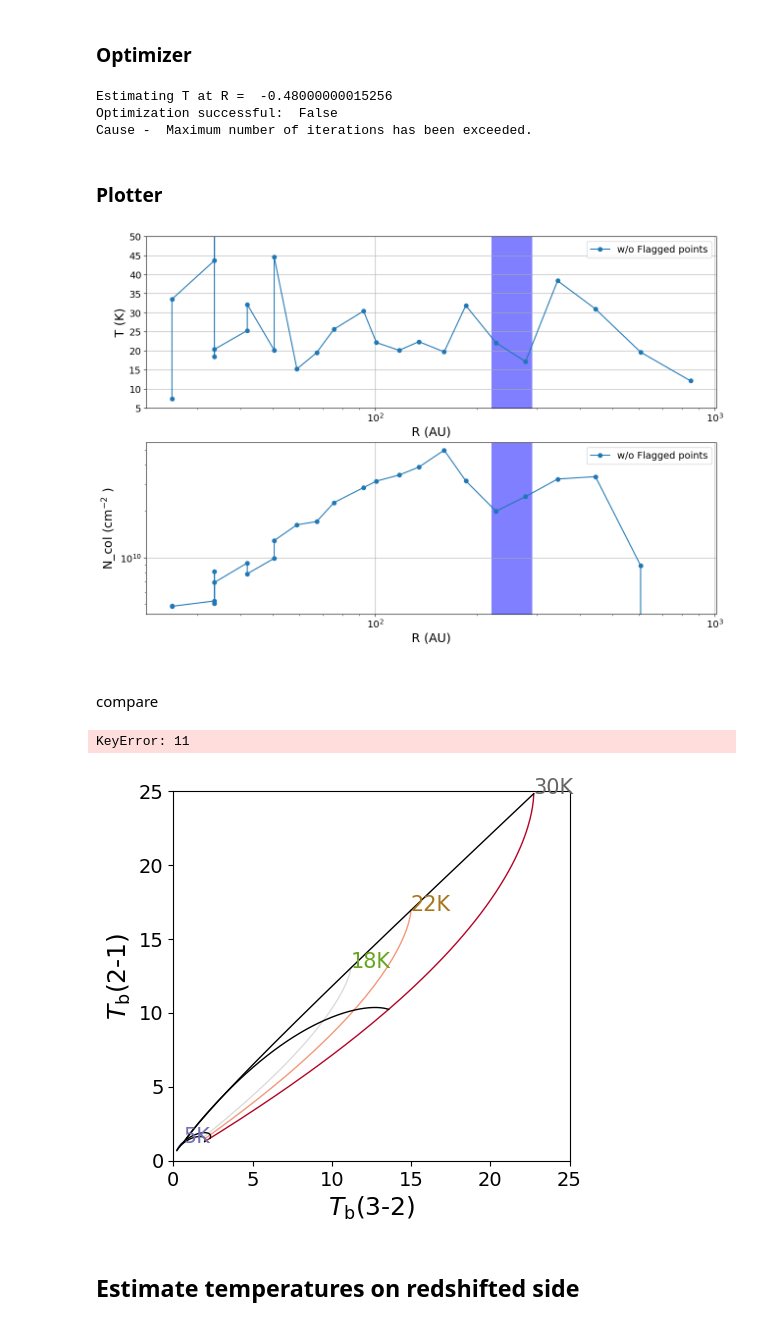
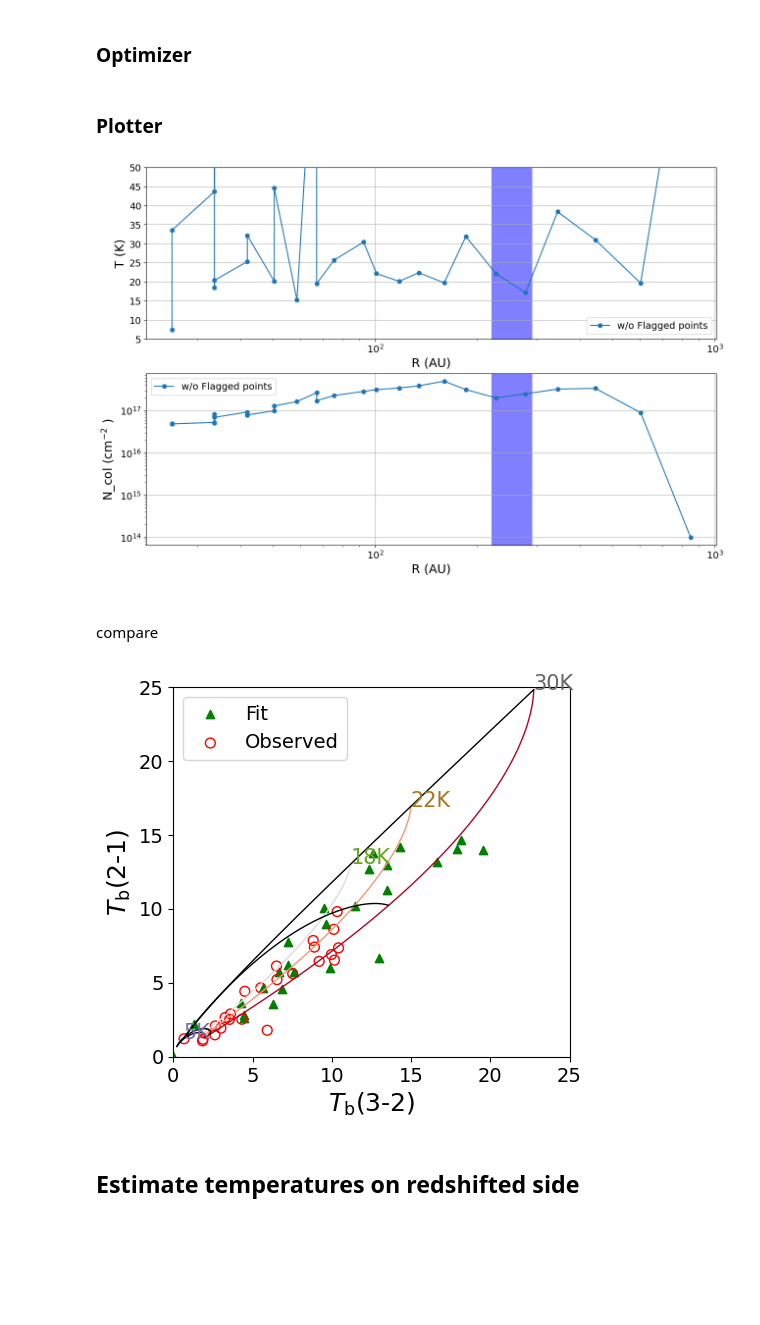
Before and after one commit to mihirtripathi97/LTEAnalysis, a Jupyter notebook: Tb_estimater_pipeline.ipynb, the cells around one changed output. Drawn from its saved outputs; the diff is of its cells as text; code cells hidden in the pictures; blank space fills up the shorter version.

```diff
--- a/Tb_estimater_pipeline.ipynb
+++ b/Tb_estimater_pipeline.ipynb
@@ -49,12 +51,14 @@ optimization_flag_on_pix = []
 
 initial_params = [1.e15/1.e19, 30./50.]         # N, T guess
 
+bounds = Bounds([1e-5, 0.], [1, 2.0])
+
 for i in range(len(df_blue)):
 
     # print("Estimating T at R = ", df_blue["R_arcsec"][i])
 
     result = minimize(cost_function, initial_params, args=(df_blue["Tb_on_pix_b7"][i], df_blue["Tb_on_pix_b6"][i], lte_model),
-                       method='Nelder-Mead', options={'xatol': 1e-12, 'maxiter' : 10000})
+                        method='Nelder-Mead', bounds = bounds, options={'xatol': 1e-12, 'maxiter' : 10000})
 
     # print('Optimization successful: ', result.success)
     if not result.success:
@@ -69,14 +73,10 @@ for i in range(len(df_blue)):
 df_blue.loc[:,"N_col_on_pix"] = np.array(N_col_on_pix)
 df_blue.loc[:,"T_exe_on_pix"] = np.array(T_exe_on_pix)
 df_blue.loc[:,"optimization_flag_on_pix"] = np.array(optimization_flag_on_pix)
-# %% [output]
-Estimating T at R =  -0.48000000015256
-Optimization successful:  False
-Cause -  Maximum number of iterations has been exceeded.
 # %% [markdown]
 ### Plotter
 # %%
-df_blue_on_pix = df_blue.drop(df_blue[df_blue['optimization_flag_on_pix'] == False].index)
+df_blue_on_pix = df_blue.drop(df_blue[df_blue['optimization_flag_on_pix'] == False].index).reset_index(drop=True)
 
 fig, axes = plt.subplots(2,1,figsize=(15, 10))
 axes[0].plot(-df_blue_on_pix["R_arcsec"]*140., df_blue_on_pix["T_exe_on_pix"], marker='o', label = 'w/o Flagged points')
@@ -85,35 +85,35 @@ axes[0].plot(-df_blue_on_pix["R_arcsec"]*140., df_blue_on_pix["T_exe_on_pix"], m
 formatter = LogFormatter(labelOnlyBase=False, minor_thresholds=(np.inf, np.inf))
 axes[0].axvspan(xmin = 220, xmax=290, facecolor='b', alpha=0.5)
 axes[0].get_xaxis().set_minor_formatter(formatter)
 #axes[0].set_xlim(10, 800)
 axes[0].set_ylim(5,50)
 axes[0].set_ylabel(r"T (K)")
 axes[0].set_xlabel("R (AU)")
 axes[0].set_xscale('log')
 axes[0].grid(True)
 axes[0].legend()
 
 
 # Plot column density
-axes[1].plot(-df_blue_on_pix["R_arcsec"]*140., df_blue_on_pix["N_col_on_pix"]*Xconv, marker='o', label = 'w/o Flagged points')
+axes[1].plot(-df_blue_on_pix["R_arcsec"]*140., df_blue_on_pix["N_col_on_pix"], marker='o', label = 'w/o Flagged points')
 #axes[1].plot(-df_blue["R_arcsec"]*140., df_blue["N_col_on_pix"]*Xconv, marker='o', label = 'with Flagged points')
 
 formatter = LogFormatter(labelOnlyBase=False, minor_thresholds=(np.inf, np.inf))
 axes[1].axvspan(xmin = 220, xmax=290, facecolor='b', alpha=0.5)
 axes[1].get_xaxis().set_minor_formatter(formatter)
 #axes.set_xlim(10, 800)
 #axes.set_ylim(5,50)
 axes[1].set_ylabel(r"N_col (cm$^{-2}$ )")
 axes[1].set_xlabel("R (AU)")
 axes[1].set_xscale('log')
 axes[1].set_yscale('log')
 axes[1].grid(True)
 axes[1].legend()
 
 
 plt.show()
 # %% [output]
-[figure, old version]
+[figure, new version]
 # %% [markdown]
 ####
 compare
@@ -127,21 +127,23 @@ ax.set_xlim(0., 25)
 ax.set_ylim(0., 25)
 
 Tb_7_pred_sp_normal_bs = []
-Tb_6_pred_gd_normal_bs = []
+Tb_6_pred_sp_normal_bs = []
+
 
 
 for i in range(len(df_blue_on_pix["R_arcsec"])):
+
     Tb_7_pred_sp_normal_bs.append(lte_model.get_intensity(line = line, Ju = ilines[0], Ncol = df_blue_on_pix["N_col_on_pix"][i], Tex = df_blue_on_pix["T_exe_on_pix"][i], delv = 0.2, Xconv=Xconv))
-    Tb_6_pred_gd_normal_bs.append(lte_model.get_intensity(line = line, Ju = ilines[1], Ncol = df_blue_on_pix["N_col_on_pix"][i], Tex = df_blue_on_pix["T_exe_on_pix"][i], delv = 0.2, Xconv=Xconv))
+    Tb_6_pred_sp_normal_bs.append(lte_model.get_intensity(line = line, Ju = ilines[1], Ncol = df_blue_on_pix["N_col_on_pix"][i], Tex = df_blue_on_pix["T_exe_on_pix"][i], delv = 0.2, Xconv=Xconv))
 
 
-ax.scatter(Tb_7_pred_sp_normal_bs, Tb_6_pred_gd_normal_bs, color = 'green', marker = '^', label = 'Fit')
+
+ax.scatter(Tb_7_pred_sp_normal_bs, Tb_6_pred_sp_normal_bs, color = 'green', marker = '^', label = 'Fit')
 ax.scatter(df_blue_on_pix["Tb_on_pix_b7"], df_blue_on_pix["Tb_on_pix_b6"], color = 'red', marker = 'o', s=50, facecolors='none', edgecolors='r', label = 'Observed')
 plt.legend()
 plt.show()
 # %% [output]
-KeyError: 11
-[figure, old version]
+[figure, new version]
 # %% [markdown]
 ## Estimate temperatures on redshifted side
 # %%
```
Also changed, not shown: parts of 1 cell of this notebook, 1 other file.
